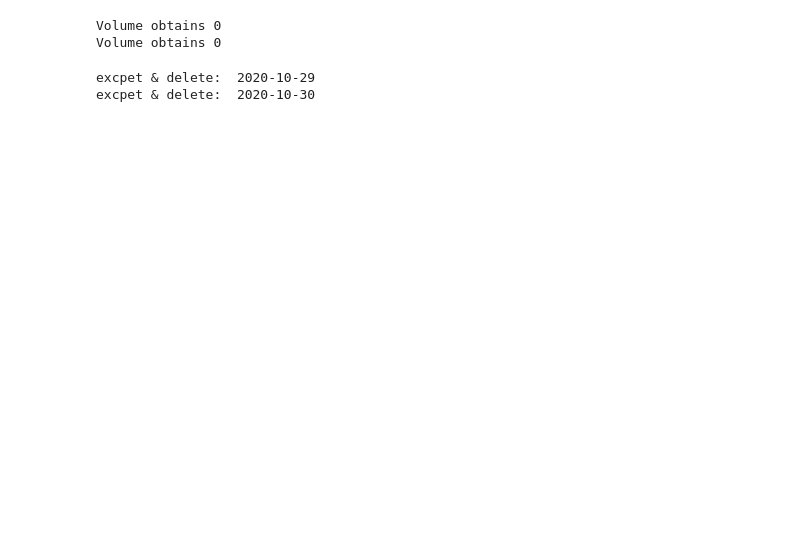
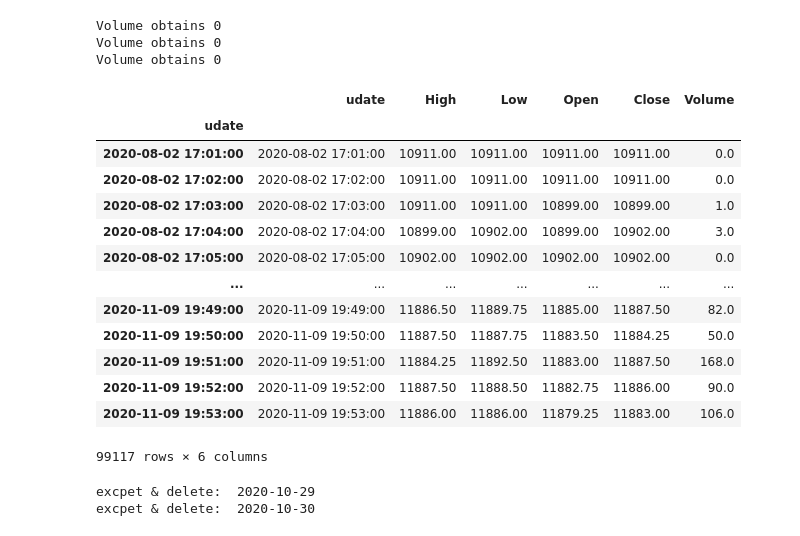
Before and after one commit to webclinic017/dbpower-machine-learning-project, a Jupyter notebook: nq.ipynb, the cells around one changed output. Cells and saved outputs as stored; diff of their text form; code cells hidden in the pictures; blank space fills up the shorter version.

```diff
--- a/nq.ipynb
+++ b/nq.ipynb
@@ -48,34 +48,53 @@ def reshape_dataframe(df0):
     df0_1.drop(df0_1.index[error_row], inplace=True)
     df0_1.udate = pd.to_datetime(df0_1.udate)
     df0_1.index = pd.to_datetime(df0_1.udate)
 
     # 1.0.1 數據有效性檢查
     for k, v in types2.items():
         if (df0_1[k].isin([np.nan]).any().any()):
             print(k+' obtains nan')
         if (df0_1[k].isin([0]).any().any()):
             print(k+' obtains 0')
     is_contain_null = df0_1.isnull().sum()
 
     # 1.0.2
     return df0_1
 
 # 1.1 数据源
 file_1 = os.path.abspath(os.path.join('data', 'nq', 'nq-20201105.csv'))
 df1_1 = reshape_dataframe(pd.read_csv(file_1))
 file_2 = os.path.abspath(os.path.join('data', 'nq', 'nq-20201105_Aug_Sep.csv'))
 df1_2 = reshape_dataframe(pd.read_csv(file_2))
-df2 = pd.concat([df1_1, df1_2], ignore_index=False)
+file_3 = os.path.abspath(os.path.join('data', 'nq', 'nq-20201110.csv'))
+df1_3 = reshape_dataframe(pd.read_csv(file_3))
+
+df2 = pd.concat([df1_1, df1_2, df1_3], ignore_index=False)
 
 # 1.2 刪除重覆index
 df2 = df2.groupby(df2.index).first()
 
 # 1.3 排序
 df2.sort_index(axis=0, ascending=True, inplace=True)
 df3 = df2.copy(deep=True)
+df3
 # %% [output]
 Volume obtains 0
 Volume obtains 0
+Volume obtains 0
+|  | udate | High | Low | Open | Close | Volume |
+| udate |  |  |  |  |  |  |
+| 2020-08-02 17:01:00 | 2020-08-02 17:01:00 | 10911.00 | 10911.00 | 10911.00 | 10911.00 | 0.0 |
+| 2020-08-02 17:02:00 | 2020-08-02 17:02:00 | 10911.00 | 10911.00 | 10911.00 | 10911.00 | 0.0 |
+| 2020-08-02 17:03:00 | 2020-08-02 17:03:00 | 10911.00 | 10911.00 | 10899.00 | 10899.00 | 1.0 |
+| 2020-08-02 17:04:00 | 2020-08-02 17:04:00 | 10899.00 | 10902.00 | 10899.00 | 10902.00 | 3.0 |
+| 2020-08-02 17:05:00 | 2020-08-02 17:05:00 | 10902.00 | 10902.00 | 10902.00 | 10902.00 | 0.0 |
+| ... | ... | ... | ... | ... | ... | ... |
+| 2020-11-09 19:49:00 | 2020-11-09 19:49:00 | 11886.50 | 11889.75 | 11885.00 | 11887.50 | 82.0 |
+| 2020-11-09 19:50:00 | 2020-11-09 19:50:00 | 11887.50 | 11887.75 | 11883.50 | 11884.25 | 50.0 |
+| 2020-11-09 19:51:00 | 2020-11-09 19:51:00 | 11884.25 | 11892.50 | 11883.00 | 11887.50 | 168.0 |
+| 2020-11-09 19:52:00 | 2020-11-09 19:52:00 | 11887.50 | 11888.50 | 11882.75 | 11886.00 | 90.0 |
+| 2020-11-09 19:53:00 | 2020-11-09 19:53:00 | 11886.00 | 11886.00 | 11879.25 | 11883.00 | 106.0 |
+99117 rows × 6 columns
 # %%
 # 2.0 技術指標
 highs = np.array(df3['High'], dtype='float')
```
Also changed, not shown: parts of 6 cells of this notebook, 1 other file.
